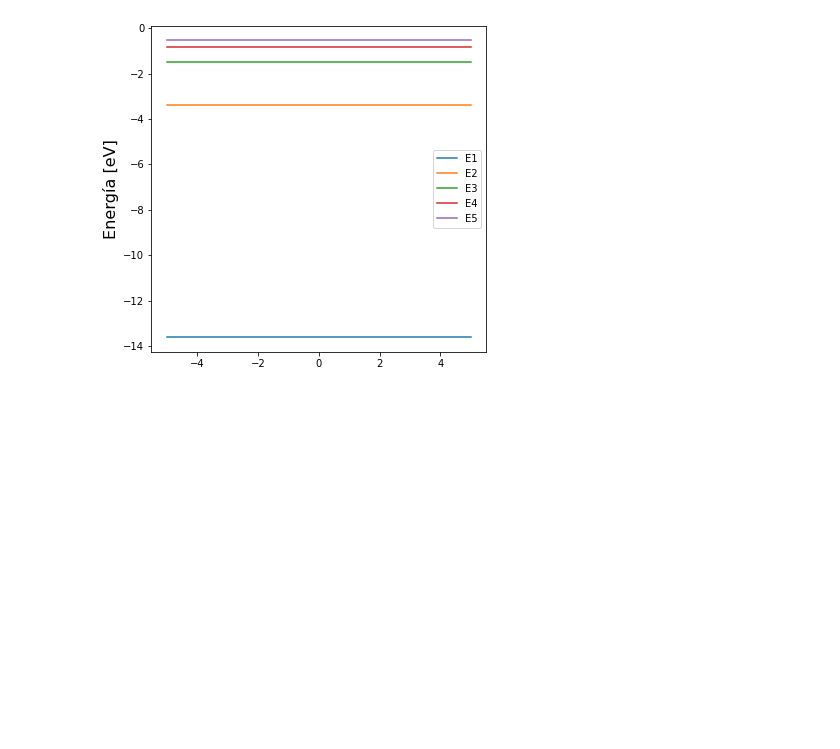
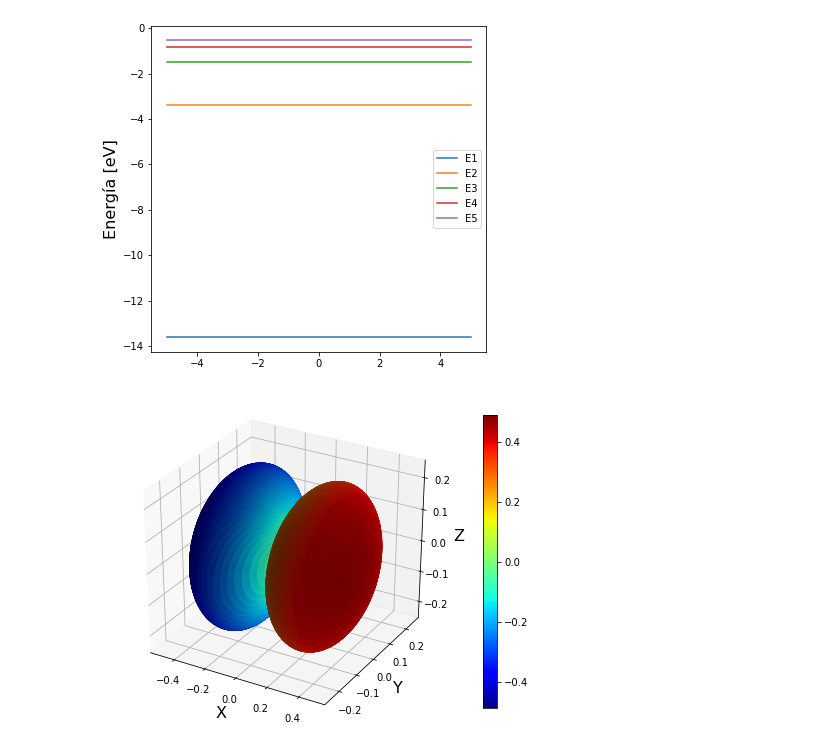
Before and after one commit to ColleaguePhy/Cuantica, a Jupyter notebook: HidrogenoEnPotencialEsferico/AtomoHidrogeno.ipynb, the cells around one changed output. Saved outputs shown, nothing was run; the diff lists cells and outputs as text; code cells hidden in the pictures; blank space fills up the shorter version.

```diff
--- a/HidrogenoEnPotencialEsferico/AtomoHidrogeno.ipynb
+++ b/HidrogenoEnPotencialEsferico/AtomoHidrogeno.ipynb
@@ -109,3 +109,7 @@ plt.legend()
 plt.show()
 # %% [output]
 [figure]
+# %%
+SphericalHarmonics(1,-1)
+# %% [output]
+[figure, added]
```
Also changed, not shown: 3 other files.
